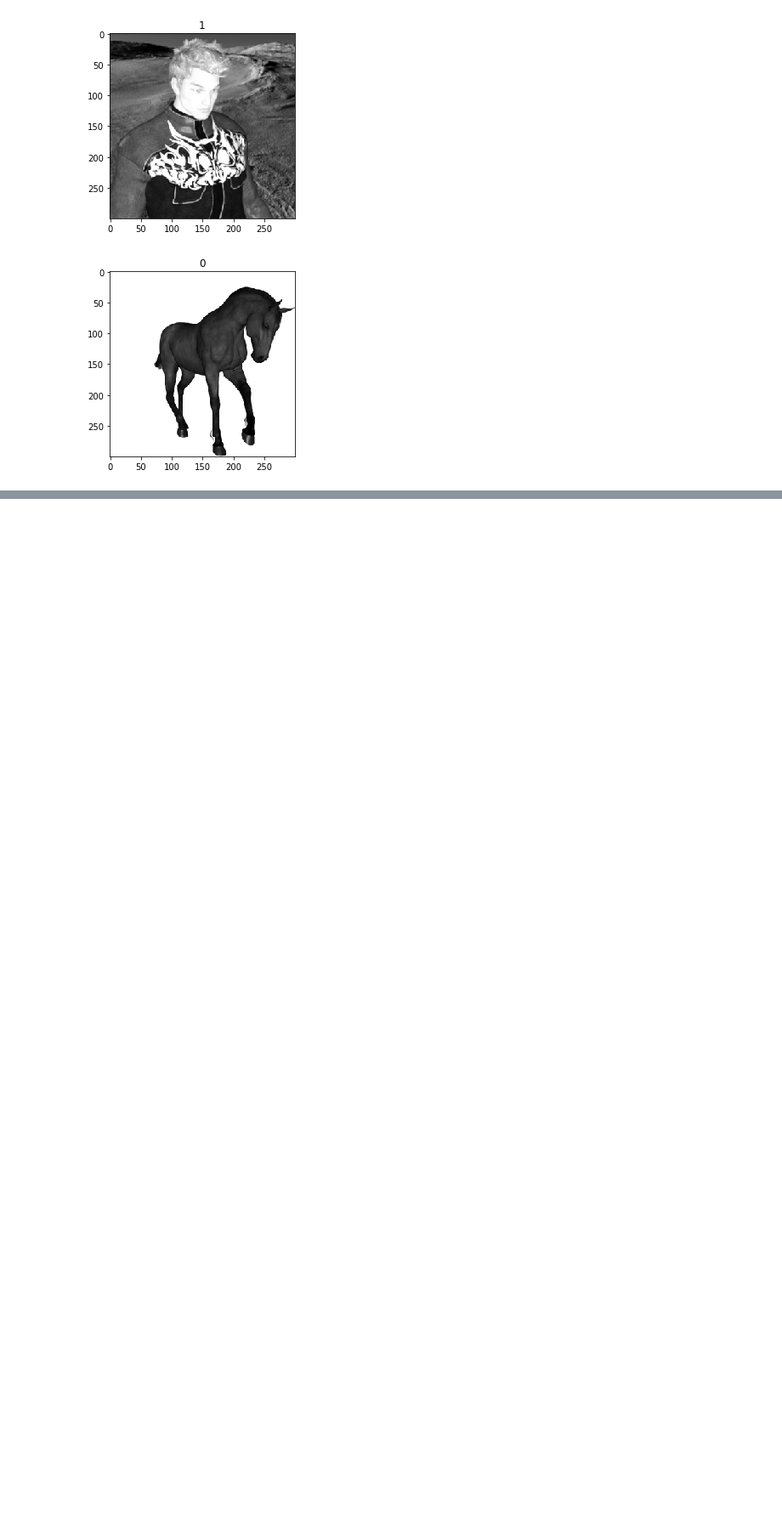
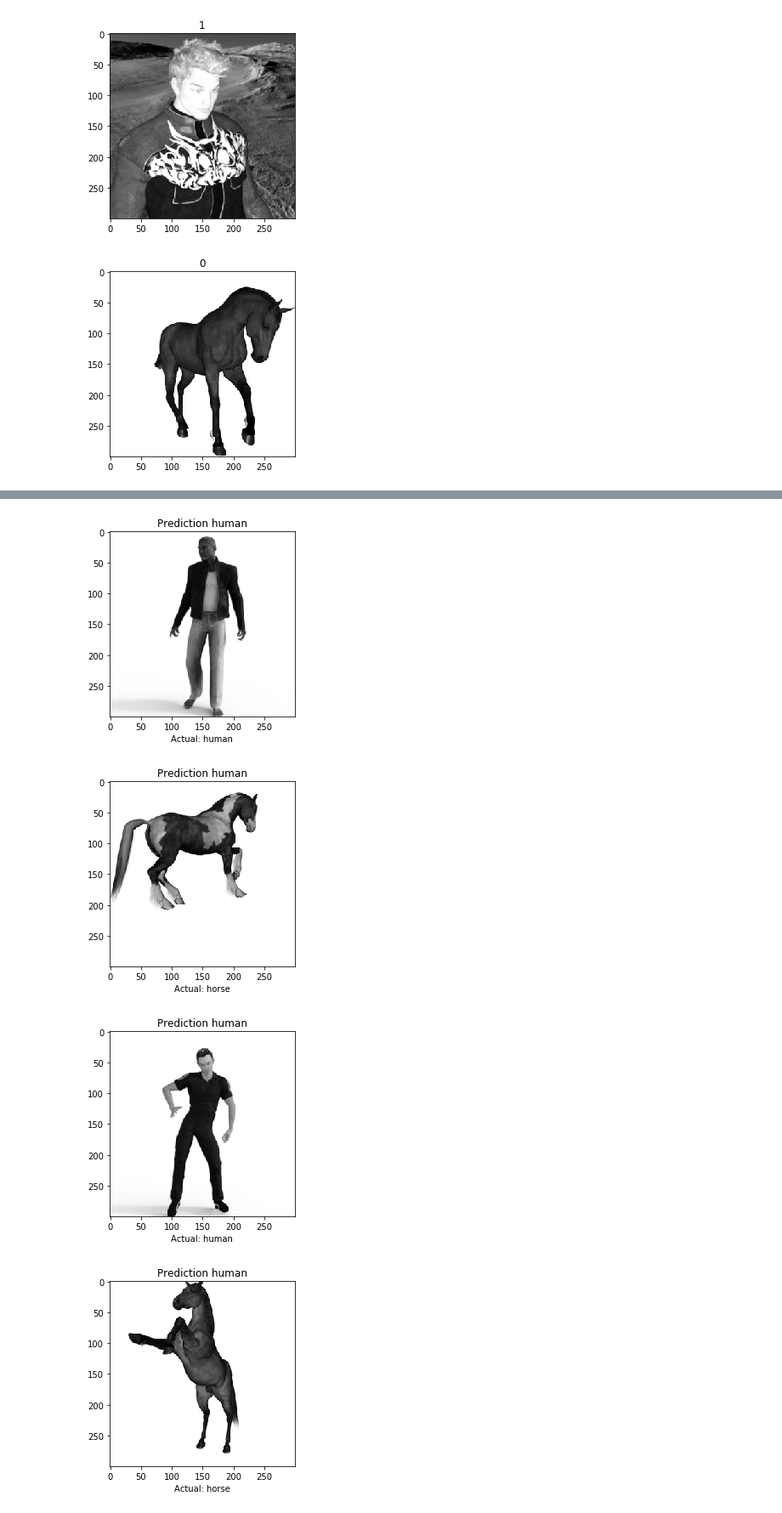
Before and after one commit to jvs-alpha/horses-v-humans-classifier, a Jupyter notebook: hvmjupyter.ipynb, the cells around one changed output, grey strips where cells are left out. Shown at 85% size. Cells and saved outputs as stored; diff of their text form; code cells hidden in the pictures; blank space fills up the shorter version.

Commit message:
finished the model in jupyter notebook

```diff
--- a/hvmjupyter.ipynb
+++ b/hvmjupyter.ipynb
@@ -42,10 +43,10 @@ def readtest():
         img = np.asarray(img)
         datas.append(img)
         labels.append(label)
-    return datas, labels
-tests, labels = readtest()
-plt.imshow(tests[0], cmap="gray")
-plt.title(labels[0])
+    return np.asarray(datas), np.asarray(labels)
+t_tests, t_labels = readtest()
+plt.imshow(t_tests[0], cmap="gray")
+plt.title(t_labels[0])
 plt.show()
 # %% [output]
 [figure]
@@ -51,0 +70,17 @@ plt.show()
+# %%
+train = np.asarray(train)
+label = np.asarray(label)
+train = train/225.0
+class_names = ["horse", "human"]
+model = keras.Sequential([
+    keras.layers.Flatten(input_shape=(300,300)),
+    keras.layers.Dense(128,activation="relu"),
+    # keras.layers.Dense(128,activation="relu"),
+    keras.layers.Dense(2,activation="softmax")
+    ])
+model.compile(optimizer="adam",loss="sparse_categorical_crossentropy",metrics=["accuracy"])
+model.fit(train,label,epochs=15)
+test, t_label = readtest()
+test_loss, test_acc = model.evaluate(test,t_label)
+print("The test accuracy", test_acc)
+model.save("hvm.h5")
@@ -51,0 +105,14 @@ plt.show()
+# %%
+prediction = model.predict(test)
+for i in range(10):
+    index = random.randint(0,len(test)-1)
+    plt.grid(False)
+    plt.imshow(test[index],cmap="gray")
+    plt.xlabel("Actual: " + class_names[t_label[index]])
+    plt.title("Prediction " + class_names[np.argmax(prediction[index])])
+    plt.show()
+# %% [output]
+[figure, added]
+[figure, added]
+[figure, added]
+[figure, added]
```
Also changed, not shown: parts of 5 cells of this notebook, 1 other file.
